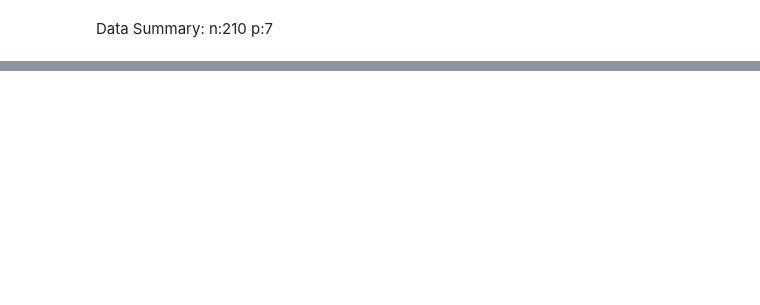
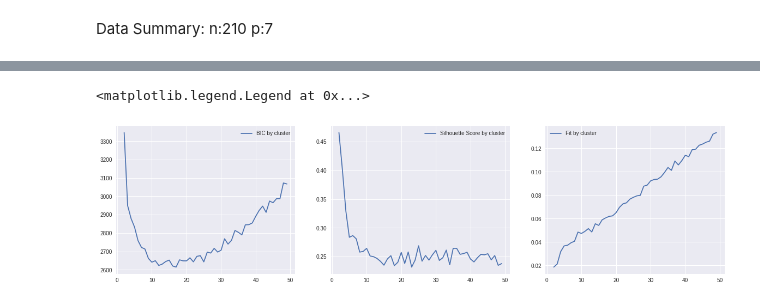
Before and after one commit to Khangle92/UCI_ML_SEEDS, a Jupyter notebook: 01-description-UCI_ML.ipynb, the cells around one changed output, grey strips where cells are left out. Cells and saved outputs as stored; diff of their text form; code cells hidden in the pictures; blank space fills up the shorter version.

```diff
--- a/01-description-UCI_ML.ipynb
+++ b/01-description-UCI_ML.ipynb
@@ -44,0 +104,35 @@ pd.read_csv(SEEDS_DATA_URL, sep="\s+", header=None)
+# %%
+def fit_and_time(model, data):
+    start = time()
+    model = model.fit(data)
+    end = time() - start
+    return {'fit_time' : end, 'model' : model}
+
+def process_results(results_list, data):
+    df = pd.DataFrame(results_list)
+    df['k'] = df.model.apply(lambda x: x.n_clusters)
+    df['bic'] = df.model.apply(lambda x: BIC(x, data))
+    df['sil_sc'] = df.model.apply(lambda x: silhouette_score(data, x.labels_))
+    df.set_index('k', inplace=True)
+    return df
+# %%
+ks = range(2, 50)
+
+kmeans_sc_models = []
+
+X = seeds_df.drop('target', axis=1)
+X_sc = (X - X.mean())/X.std()
+for k in tqdm(ks):
+    kmeans_sc_models.append(fit_and_time(KMeans(n_clusters=k, init="k-means++"), X_sc))
+kmeans_sc_models_df = process_results(kmeans_sc_models, X_sc)
+# %%
+_, ax = plt.subplots(1, 3, figsize=(20,5))
+ax[0].plot(kmeans_sc_models_df.index, kmeans_sc_models_df.bic, label='BIC by cluster')
+ax[0].legend()
+ax[1].plot(kmeans_sc_models_df.index, kmeans_sc_models_df.sil_sc, label='Silhouette Score by cluster')
+ax[1].legend()
+ax[2].plot(kmeans_sc_models_df.index, kmeans_sc_models_df.fit_time, label='Fit by cluster')
+ax[2].legend()
+# %% [output]
+<matplotlib.legend.Legend at 0x...>
+[figure, added]
```
Also changed, not shown: parts of 23 cells of this notebook, 2 other files.
